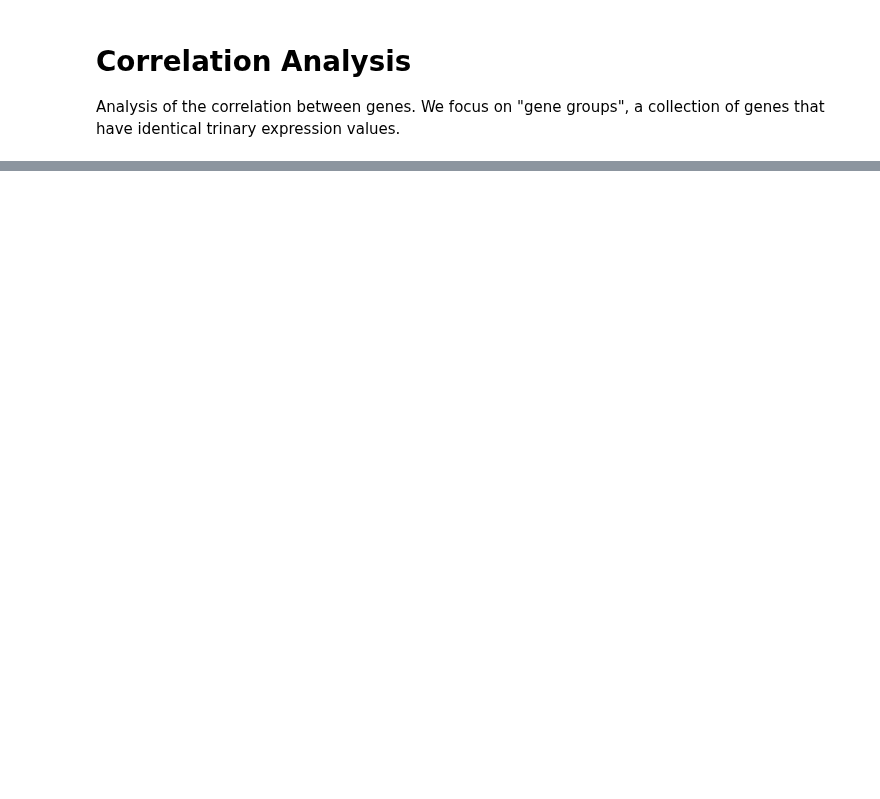
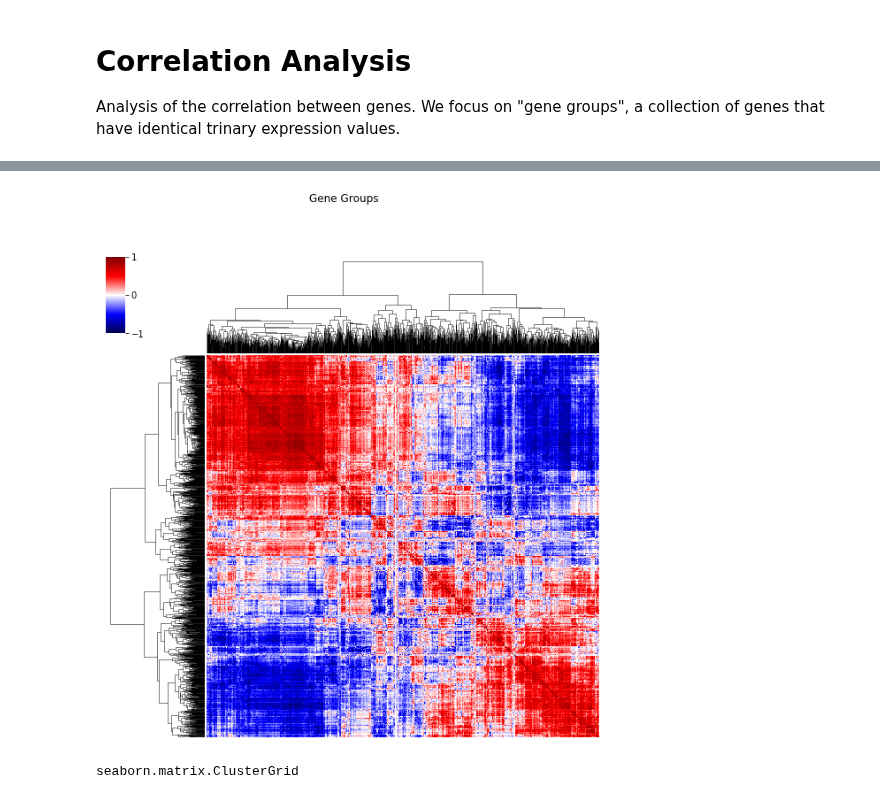
Before and after one commit to uwescience/old_xstate, a Jupyter notebook: notebooks/Correlation Analysis.ipynb, the cells around one changed output, grey strips where cells are left out. Drawn from its saved outputs; the diff is of its cells as text; code cells hidden in the pictures; blank space fills up the shorter version.

```diff
--- a/notebooks/Correlation Analysis.ipynb
+++ b/notebooks/Correlation Analysis.ipynb
@@ -72,0 +16,3 @@ len(cg.dendrogram_row.reordered_ind)
+# %%
+data = TrinaryData()
+data.df_X.head()
@@ -72,0 +27,8 @@ len(cg.dendrogram_row.reordered_ind)
+# %%
+cg = util_plots.plotCorr(data.df_X, title="Gene Groups")
+# %% [output]
+[figure, added]
+# %%
+type(cg)
+# %% [output]
+seaborn.matrix.ClusterGrid
```
Also changed, not shown: parts of 6 cells of this notebook.
